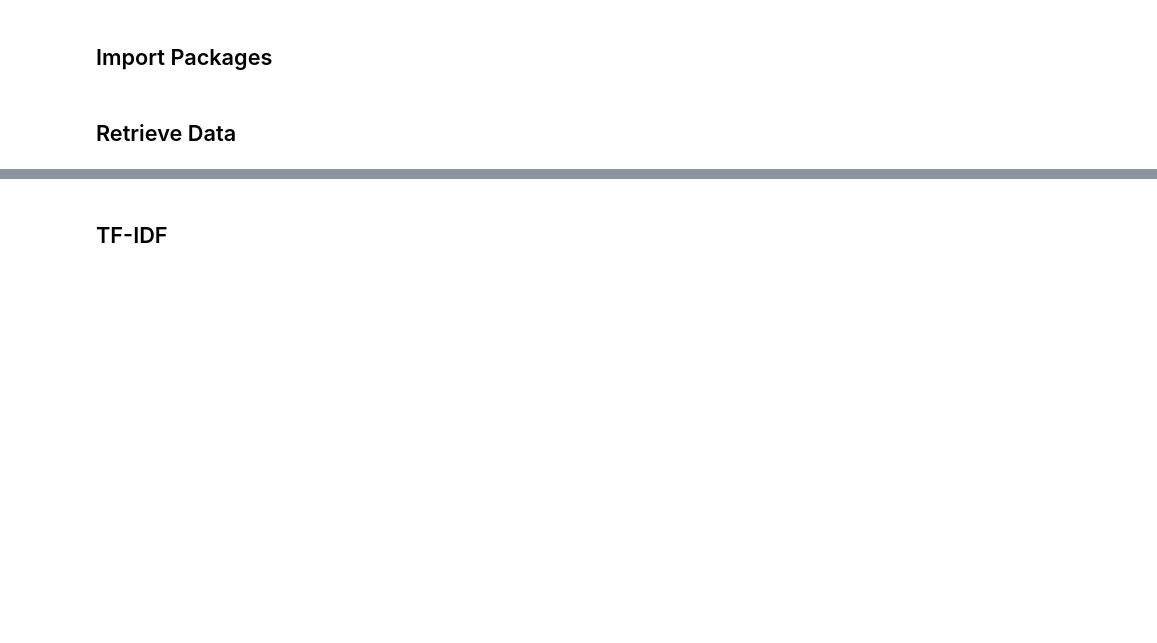
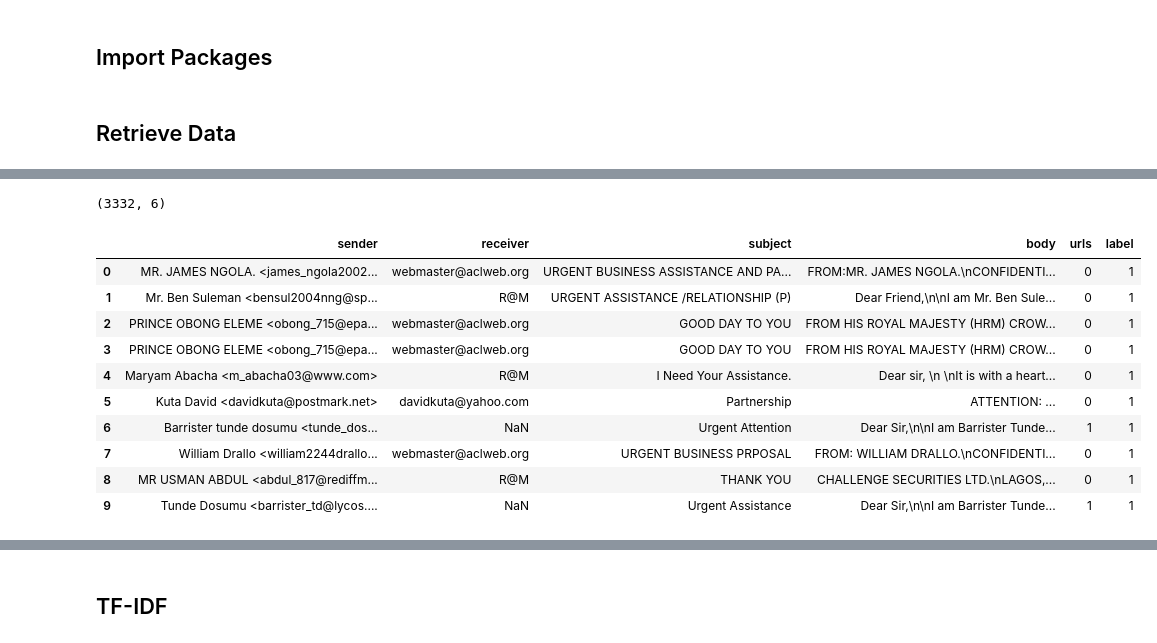
Before and after one commit to lunagpprado/scam_detector_p2, a Jupyter notebook: p2_decision_tree.ipynb, the cells around one changed output, grey strips where cells are left out. Saved outputs shown, nothing was run; the diff lists cells and outputs as text; code cells hidden in the pictures; blank space fills up the shorter version.

```diff
--- a/p2_decision_tree.ipynb
+++ b/p2_decision_tree.ipynb
@@ -34,0 +57,22 @@ data.head(10)
+# %%
+col_names = ['sender', 'receiver', 'subject', 'body', 'label', 'urls']
+path = "./data/Nigerian_Fraud.csv"
+data3 = pd.read_csv(path)
+data3 = data3.drop('date', axis=1)
+col_names[-1], col_names[-2] = col_names[-2], col_names[-1]
+data3 = data3[col_names]
+print(data3.shape)
+data3.head(10)
+# %% [output]
+(3332, 6)
+|  | sender | receiver | subject | body | urls | label |
+| 0 | MR. JAMES NGOLA. <james_ngola2002... | webmaster@aclweb.org | URGENT BUSINESS ASSISTANCE AND PA... | FROM:MR. JAMES NGOLA.\nCONFIDENTI... | 0 | 1 |
+| 1 | Mr. Ben Suleman <bensul2004nng@sp... | R@M | URGENT ASSISTANCE /RELATIONSHIP (P) | Dear Friend,\n\nI am Mr. Ben Sule... | 0 | 1 |
+| 2 | PRINCE OBONG ELEME <obong_715@epa... | webmaster@aclweb.org | GOOD DAY TO YOU | FROM HIS ROYAL MAJESTY (HRM) CROW... | 0 | 1 |
+| 3 | PRINCE OBONG ELEME <obong_715@epa... | webmaster@aclweb.org | GOOD DAY TO YOU | FROM HIS ROYAL MAJESTY (HRM) CROW... | 0 | 1 |
+| 4 | Maryam Abacha <m_abacha03@www.com> | R@M | I Need Your Assistance. | Dear sir, \n \nIt is with a heart... | 0 | 1 |
+| 5 | Kuta David <davidkuta@postmark.net> | davidkuta@yahoo.com | Partnership | ATTENTION: ... | 0 | 1 |
+| 6 | Barrister tunde dosumu <tunde_dos... | NaN | Urgent Attention | Dear Sir,\n\nI am Barrister Tunde... | 1 | 1 |
+| 7 | William Drallo <william2244drallo... | webmaster@aclweb.org | URGENT BUSINESS PRPOSAL | FROM: WILLIAM DRALLO.\nCONFIDENTI... | 0 | 1 |
+| 8 | MR USMAN ABDUL <abdul_817@rediffm... | R@M | THANK YOU | CHALLENGE SECURITIES LTD.\nLAGOS,... | 0 | 1 |
+| 9 | Tunde Dosumu <barrister_td@lycos.... | NaN | Urgent Assistance | Dear Sir,\n\nI am Barrister Tunde... | 1 | 1 |
```
Also changed, not shown: parts of 30 cells of this notebook.
